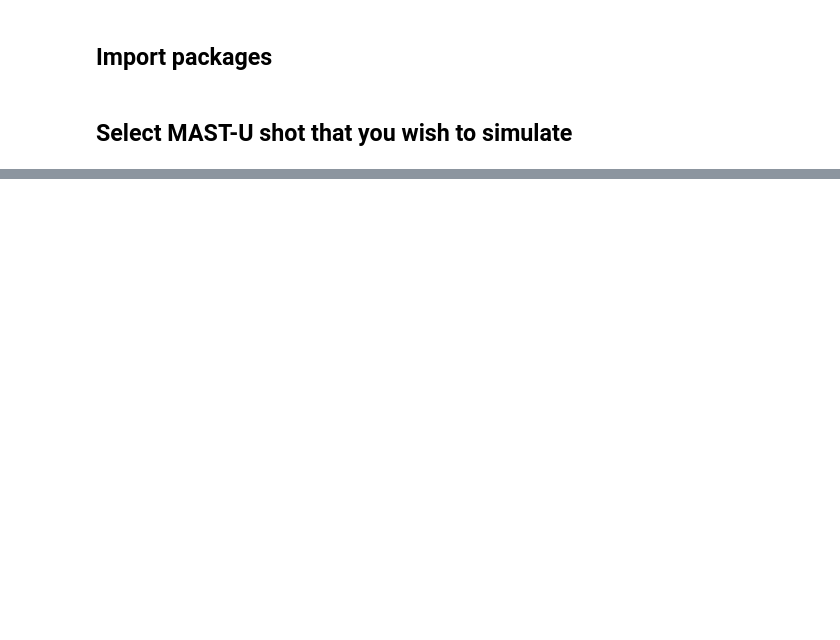
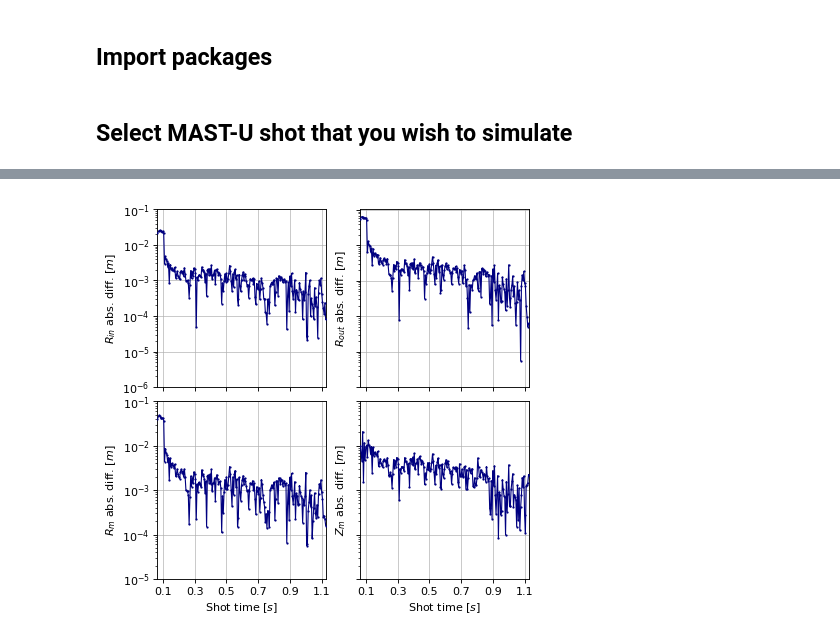
Before and after one commit to FusionComputingLab/freegsnke, a Jupyter notebook: examples/example_3 - simulate_mastu_shot.ipynb, the cells around one changed output, grey strips where cells are left out. Drawn from its saved outputs; the diff is of its cells as text; code cells hidden in the pictures; blank space fills up the shorter version.

```diff
--- a/examples/example_3 - simulate_mastu_shot.ipynb
+++ b/examples/example_3 - simulate_mastu_shot.ipynb
@@ -309,0 +371,63 @@ print(alpha_m, alpha_n, beta_0)
+# %%
+# SHAPE/POSITION QUANTITIES
+# -------------
+
+inner_r_err = np.zeros(n)
+outer_z_err = np.zeros(n)
+mag_r_err = np.zeros(n)
+mag_z_err = np.zeros(n)
+for i in range(0,n):
+
+    inner_r_err[i] = np.abs(freegsnke_eqs[i].innerOuterSeparatrix(0)[0] -  efit_midplane_inner_outer_radii[i,0])
+    outer_z_err[i] = np.abs(freegsnke_eqs[i].innerOuterSeparatrix(0)[1] -  efit_midplane_inner_outer_radii[i,1])
+    mag_r_err[i] = np.abs(freegsnke_eqs[i].magneticAxis()[0] -  efit_magnetic_axis[i,0])
+    mag_z_err[i] = np.abs(freegsnke_eqs[i].magneticAxis()[1] -  efit_magnetic_axis[i,1])
+
+fig2, ((ax1, ax2), (ax3, ax4)) = plt.subplots(2, 2, figsize=(6, 6), dpi=80)
+plt.subplots_adjust(wspace=0.2, hspace=0.08)
+
+ax1.grid(zorder=0, alpha=0.75)
+ax1.plot(times, inner_r_err, color='navy',  linewidth=1, marker='.', markersize=2, label='FreeGSNKE', zorder=10)
+ax1.set_ylabel(r'$R_{in}$ abs. diff. [$m$]')
+ax1.set_yscale('log')
+ax1.set_xticks(np.arange(0.1,max(times)+0.1,0.2))
+ax1.set_yticks([1e-6, 1e-5, 1e-4, 1e-3, 1e-2, 1e-1])
+ax1.set_xticklabels([])
+ax1.set_xlim(min(times), max(times)+0.005)
+ax1.set_axisbelow(True)
+
+ax2.grid(zorder=0, alpha=0.75)
+ax2.plot(times, outer_z_err, color='navy',  linewidth=1, marker='.', markersize=2, label='FreeGSNKE', zorder=10)
+ax2.set_ylabel(r'$R_{out}$ abs. diff. [$m$]')
+ax2.set_yscale('log')
+ax2.set_xticks(np.arange(0.1,max(times)+0.1,0.2))
+ax2.set_yticks([1e-6, 1e-5, 1e-4, 1e-3, 1e-2, 1e-1])
+ax2.set_xticklabels([])
+ax2.set_yticklabels([])
+ax2.set_xlim(min(times), max(times)+0.005)
+ax2.set_axisbelow(True)
+
+ax3.grid(zorder=0, alpha=0.75)
+ax3.plot(times, mag_r_err, color='navy',  linewidth=1, marker='.', markersize=2, label='FreeGSNKE', zorder=10)
+# ax3.set_aspect('equal')
+ax3.set_xlabel(r'Shot time [$s$]')
+ax3.set_ylabel(r'$R_{m}$ abs. diff. [$m$]')
+ax3.set_yscale('log')
+ax3.set_xticks(np.arange(0.1,max(times)+0.1,0.2))
+ax3.set_yticks([1e-5, 1e-4, 1e-3, 1e-2, 1e-1])
+ax3.set_xlim(min(times), max(times)+0.005)
+ax3.set_axisbelow(True)
+
+ax4.grid(zorder=0, alpha=0.75)
+ax4.plot(times, mag_z_err, color='navy',  linewidth=1, marker='.', markersize=2, label='FreeGSNKE', zorder=10)
+ax4.set_xlabel(r'Shot time [$s$]')
+ax4.set_ylabel(r'$Z_{m}$ abs. diff. [$m$]')
+ax4.set_yscale('log')
+ax4.set_xticks(np.arange(0.1,max(times)+0.1,0.2))
+ax4.set_yticks([1e-5, 1e-4, 1e-3, 1e-2, 1e-1])
+ax4.set_yticklabels([])
+ax4.set_xlim(min(times), max(times)+0.005)
+ax4.set_axisbelow(True)
+plt.show()
+# %% [output]
+[figure, added]
```
Also changed, not shown: parts of 66 cells of this notebook, 4 other files.
